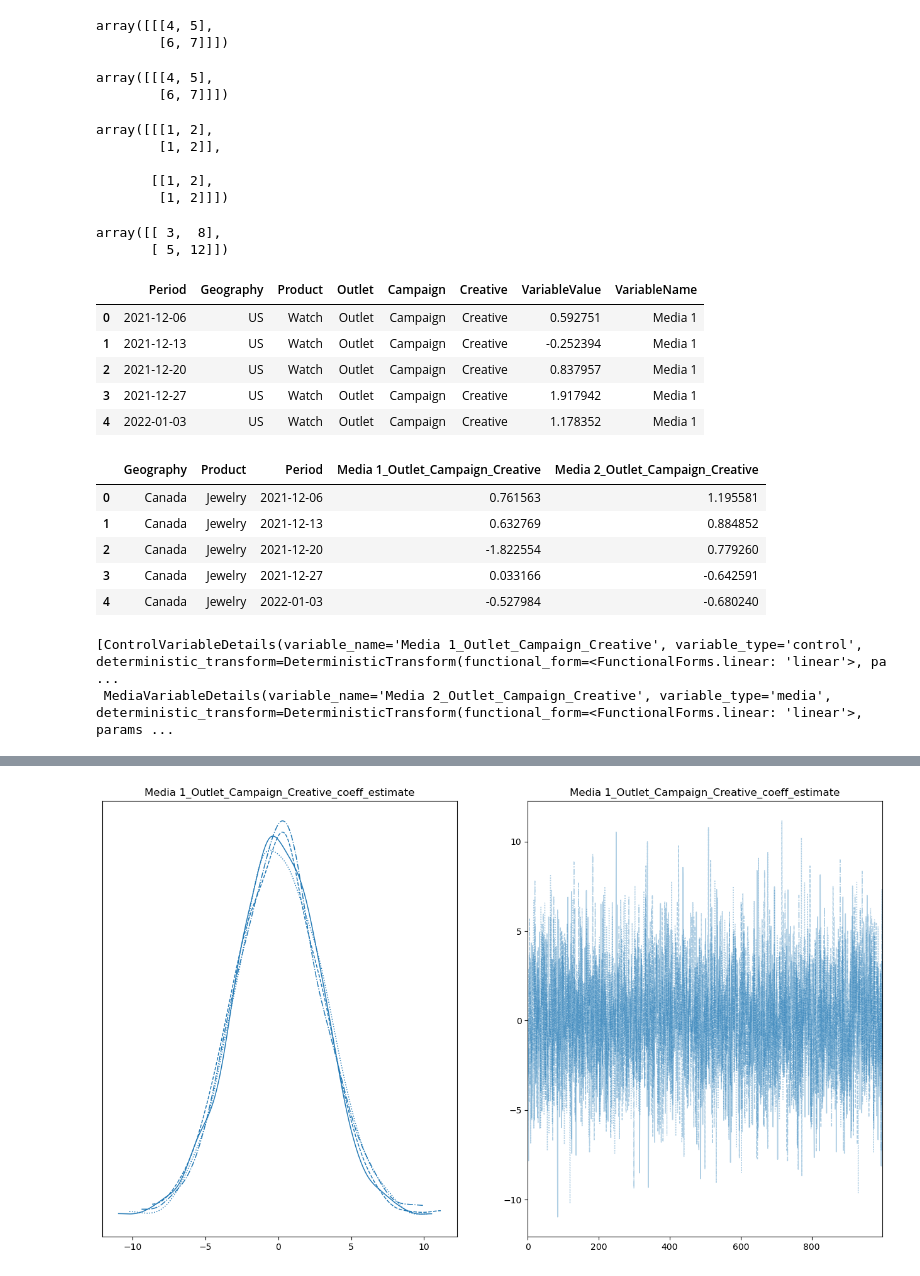
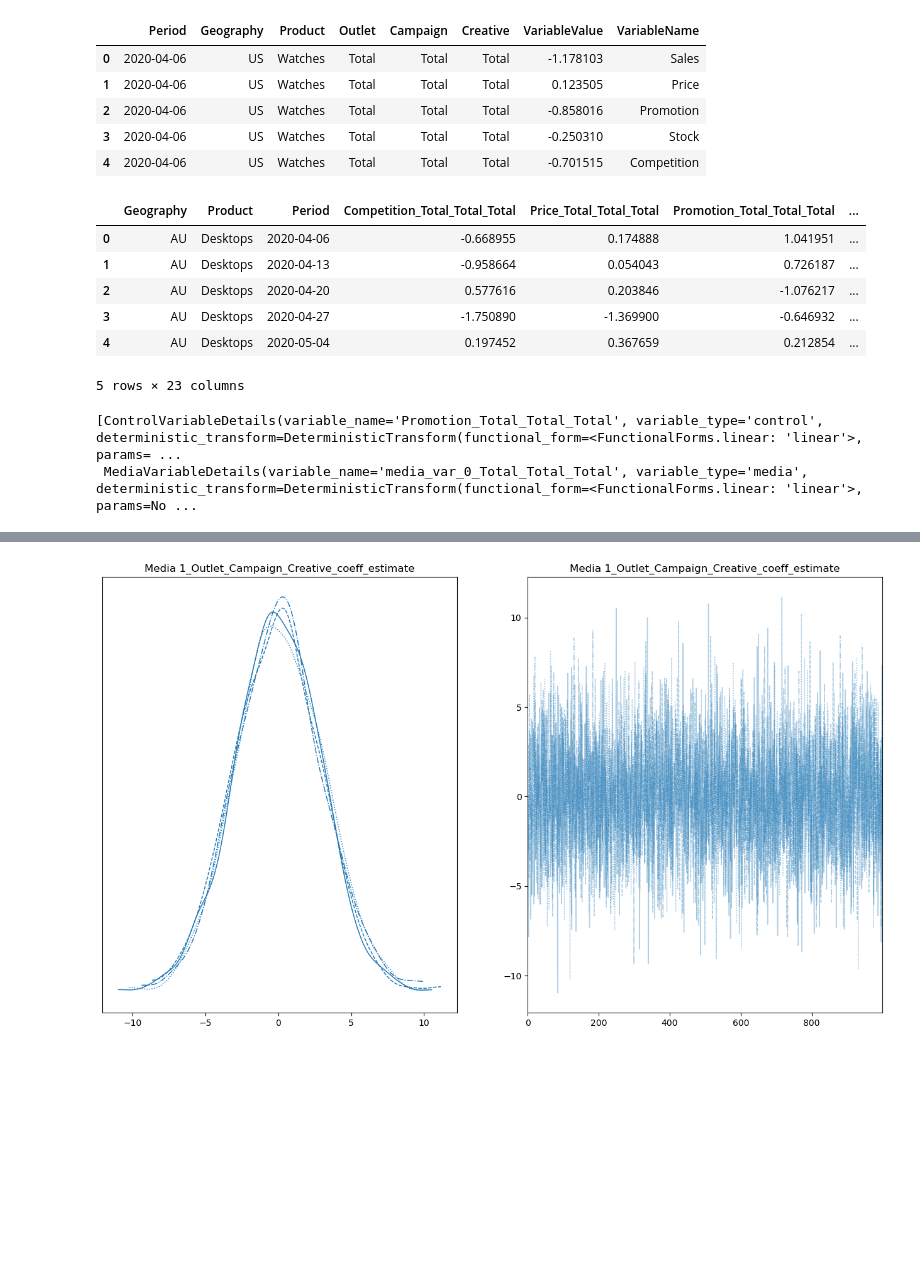
Before and after one commit to redam94/BayesInsight, a Jupyter notebook: FoottrafficModel.ipynb, the cells around one changed output, grey strips where cells are left out. Drawn from its saved outputs; the diff is of its cells as text; code cells hidden in the pictures; blank space fills up the shorter version.

```diff
--- a/FoottrafficModel.ipynb
+++ b/FoottrafficModel.ipynb
@@ -31,23 +17,0 @@ Type:      function
-# %%
-(np.array([1])[:, None, None] + np.array([[3, 4], [5, 6]])[None, :, :])
-# %% [output]
-array([[[4, 5],
-        [6, 7]]])
-# %%
-np.broadcast_to(np.array([1]), (1, 2, 2))+np.broadcast_to(np.array([[3, 4], [5, 6]]), (1, 2, 2))
-# %% [output]
-array([[[4, 5],
-        [6, 7]]])
-# %%
-np.broadcast_to(np.array([1, 2]), (2, 2, 2))
-# %% [output]
-array([[[1, 2],
-        [1, 2]],
-
-       [[1, 2],
-        [1, 2]]])
-# %%
-np.einsum('...,...->...', np.array([1, 2]), np.array([[3, 4], [5, 6]]))
-# %% [output]
-array([[ 3,  8],
-       [ 5, 12]])
@@ -54,32 +20,33 @@ array([[ 3,  8],
 # %%
-test_mff = MFF.from_bundle('dataset')
+test_mff = MFF.from_bundle('example_dataset')
 test_mff.head()
 # %% [output]
 |  | Period | Geography | Product | Outlet | Campaign | Creative | VariableValue | VariableName |
-| 0 | 2021-12-06 | US | Watch | Outlet | Campaign | Creative | 0.592751 | Media 1 |
-| 1 | 2021-12-13 | US | Watch | Outlet | Campaign | Creative | -0.252394 | Media 1 |
-| 2 | 2021-12-20 | US | Watch | Outlet | Campaign | Creative | 0.837957 | Media 1 |
-| 3 | 2021-12-27 | US | Watch | Outlet | Campaign | Creative | 1.917942 | Media 1 |
-| 4 | 2022-01-03 | US | Watch | Outlet | Campaign | Creative | 1.178352 | Media 1 |
+| 0 | 2020-04-06 | US | Watches | Total | Total | Total | -1.178103 | Sales |
+| 1 | 2020-04-06 | US | Watches | Total | Total | Total | 0.123505 | Price |
+| 2 | 2020-04-06 | US | Watches | Total | Total | Total | -0.858016 | Promotion |
+| 3 | 2020-04-06 | US | Watches | Total | Total | Total | -0.250310 | Stock |
+| 4 | 2020-04-06 | US | Watches | Total | Total | Total | -0.701515 | Competition |
 # %%
 analytic_df = test_mff.analytic_dataframe()
 analytic_df.head()
 # %% [output]
-|  | Geography | Product | Period | Media 1_Outlet_Campaign_Creative | Media 2_Outlet_Campaign_Creative |
-| 0 | Canada | Jewelry | 2021-12-06 | 0.761563 | 1.195581 |
-| 1 | Canada | Jewelry | 2021-12-13 | 0.632769 | 0.884852 |
-| 2 | Canada | Jewelry | 2021-12-20 | -1.822554 | 0.779260 |
-| 3 | Canada | Jewelry | 2021-12-27 | 0.033166 | -0.642591 |
-| 4 | Canada | Jewelry | 2022-01-03 | -0.527984 | -0.680240 |
+|  | Geography | Product | Period | Competition_Total_Total_Total | Price_Total_Total_Total | Promotion_Total_Total_Total | ... |
+| 0 | AU | Desktops | 2020-04-06 | -0.668955 | 0.174888 | 1.041951 | ... |
+| 1 | AU | Desktops | 2020-04-13 | -0.958664 | 0.054043 | 0.726187 | ... |
+| 2 | AU | Desktops | 2020-04-20 | 0.577616 | 0.203846 | -1.076217 | ... |
+| 3 | AU | Desktops | 2020-04-27 | -1.750890 | -1.369900 | -0.646932 | ... |
+| 4 | AU | Desktops | 2020-05-04 | 0.197452 | 0.367659 | 0.212854 | ... |
+5 rows × 23 columns
 # %%
 varlist = [
-    ControlVariableDetails(variable_name="Media 1_Outlet_Campaign_Creative"),
-    MediaVariableDetails(variable_name="Media 2_Outlet_Campaign_Creative")
+    ControlVariableDetails(variable_name="Promotion_Total_Total_Total"),
+    MediaVariableDetails(variable_name="media_var_0_Total_Total_Total")
 ]
 varlist
 # %% [output]
-[ControlVariableDetails(variable_name='Media 1_Outlet_Campaign_Creative', variable_type='control', deterministic_transform=DeterministicTransform(functional_form=<FunctionalForms.linear: 'linear'>, pa ...
- MediaVariableDetails(variable_name='Media 2_Outlet_Campaign_Creative', variable_type='media', deterministic_transform=DeterministicTransform(functional_form=<FunctionalForms.linear: 'linear'>, params ...
+[ControlVariableDetails(variable_name='Promotion_Total_Total_Total', variable_type='control', deterministic_transform=DeterministicTransform(functional_form=<FunctionalForms.linear: 'linear'>, params= ...
+ MediaVariableDetails(variable_name='media_var_0_Total_Total_Total', variable_type='media', deterministic_transform=DeterministicTransform(functional_form=<FunctionalForms.linear: 'linear'>, params=No ...
 # %%
 ft_model = FoottrafficModel(
     data=test_mff,
```
Also changed, not shown: parts of 18 cells of this notebook, 2 other files.
